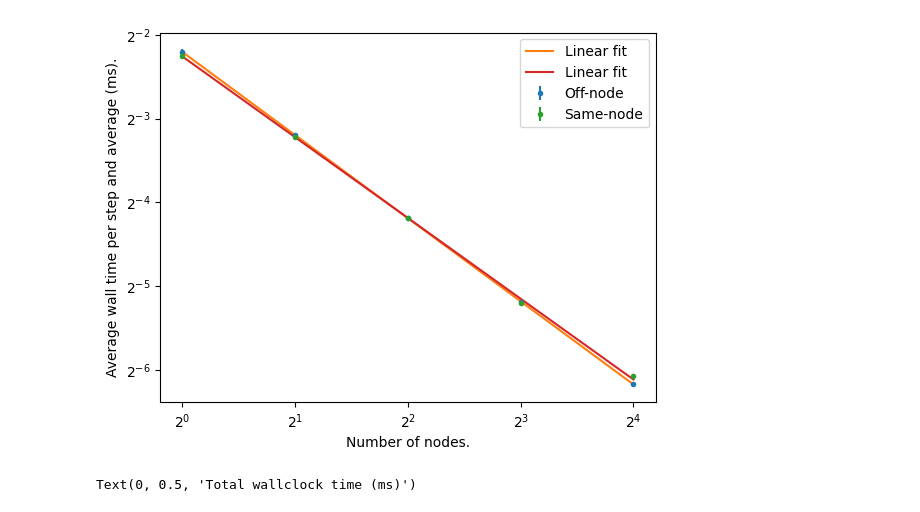
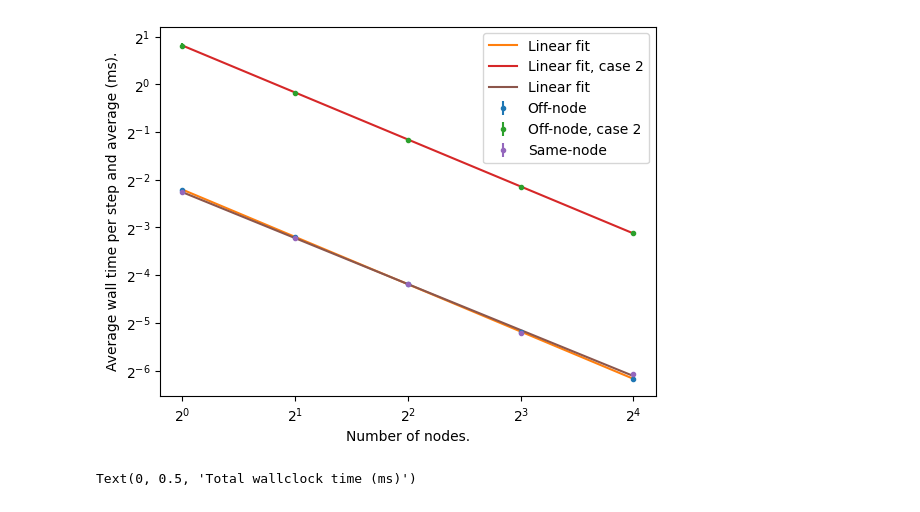
Before and after one commit to bdalfavero/wigner_parallel, a Jupyter notebook: scripts/node_scaling.ipynb, the cells around one changed output. Saved outputs shown, nothing was run; the diff lists cells and outputs as text; code cells hidden in the pictures.

Commit message:
Started case two analysis.

```diff
--- a/scripts/node_scaling.ipynb
+++ b/scripts/node_scaling.ipynb
@@ -63,27 +63,35 @@ def analyze_case(h5_filenames):
 # %%
 dir = "../data"
 data_files = os.listdir(dir)
-off_node_data_files = [s for s in data_files if "out_" in s and "h5" in s]
+off_node_data_files = [s for s in data_files if "out_" in s and "h5" in s and "out_case_two_" not in s]
 off_node_filenames = [dir + '/' + f for f in off_node_data_files]
+off_node_case_two_data_files = [s for s in data_files if "out_case_two_" in s and "h5" in s]
+off_node_case_two_filenames = [dir + '/' + f for f in off_node_case_two_data_files]
 same_node_filenames = [dir + '/' + s for s in data_files if "same_node_" in s]
 off_node_results = analyze_case(off_node_filenames)
+off_node_case_two_results = analyze_case(off_node_case_two_filenames)
 same_node_results = analyze_case(same_node_filenames)
 # %%
 fig, ax = plt.subplots()
 ax.set_xscale('log', base=2)
 ax.set_yscale('log', base=2)
 ax.errorbar(off_node_results["num_nodes"], off_node_results["avg_times"], yerr=off_node_results["std_times"], \
             linestyle='', marker='.', label="Off-node")
 ax.plot(off_node_results["fit_x"], off_node_results["fit_y"], label="Linear fit")
+
+ax.errorbar(off_node_case_two_results["num_nodes"], off_node_case_two_results["avg_times"], yerr=off_node_case_two_results["std_times"], \
+            linestyle='', marker='.', label="Off-node, case 2")
+ax.plot(off_node_case_two_results["fit_x"], off_node_case_two_results["fit_y"], label="Linear fit, case 2")
+
 ax.errorbar(same_node_results["num_nodes"], same_node_results["avg_times"], yerr=same_node_results["std_times"], \
             linestyle='', marker='.', label="Same-node")
 ax.plot(same_node_results["fit_x"], same_node_results["fit_y"], label="Linear fit")
 ax.set_xlabel("Number of nodes.")
 ax.set_ylabel("Average wall time per step and average (ms).")
 ax.legend()
 plt.savefig("../plots/times_step_nodes.png")
 # %% [output]
-[figure, old version]
+[figure, new version]
 # %%
 fig2, ax2 = plt.subplots()
 ax2.set_xscale('log', base=2)
```
Also changed, not shown: parts of 1 cell of this notebook, 1 other file.
